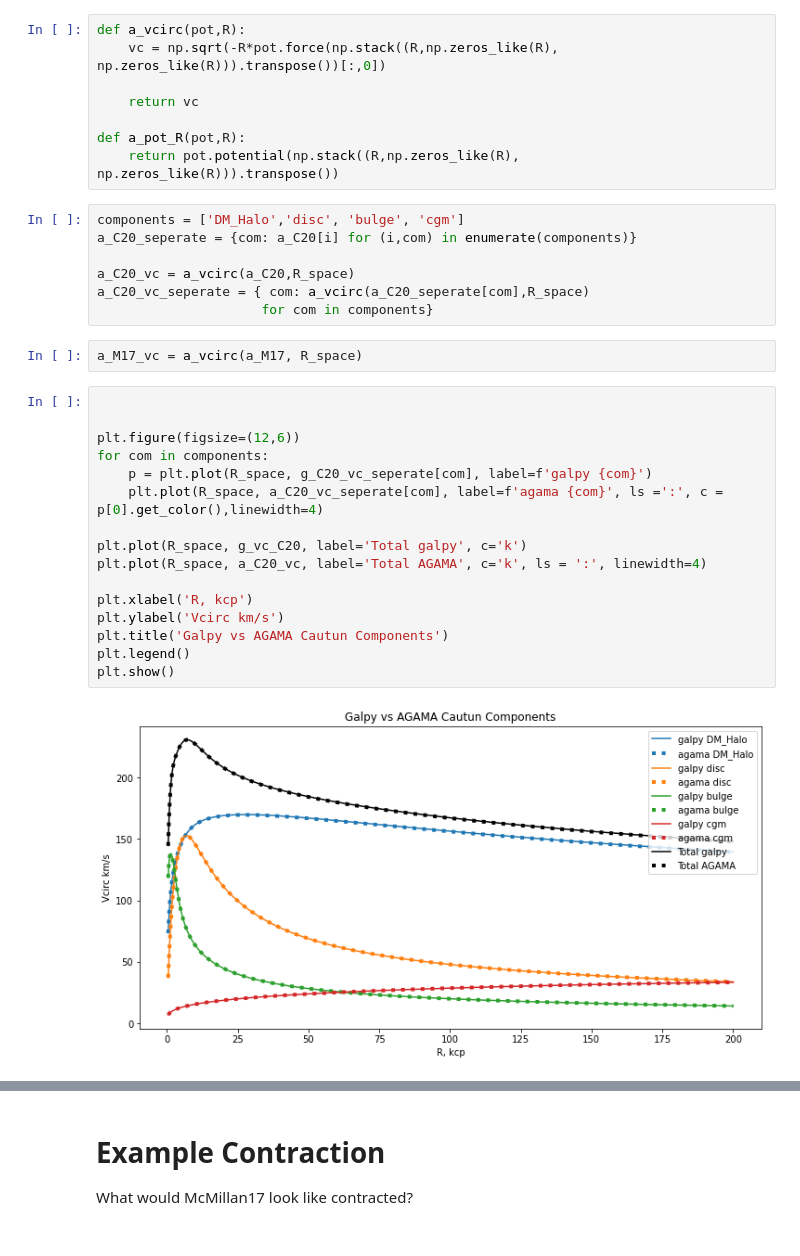
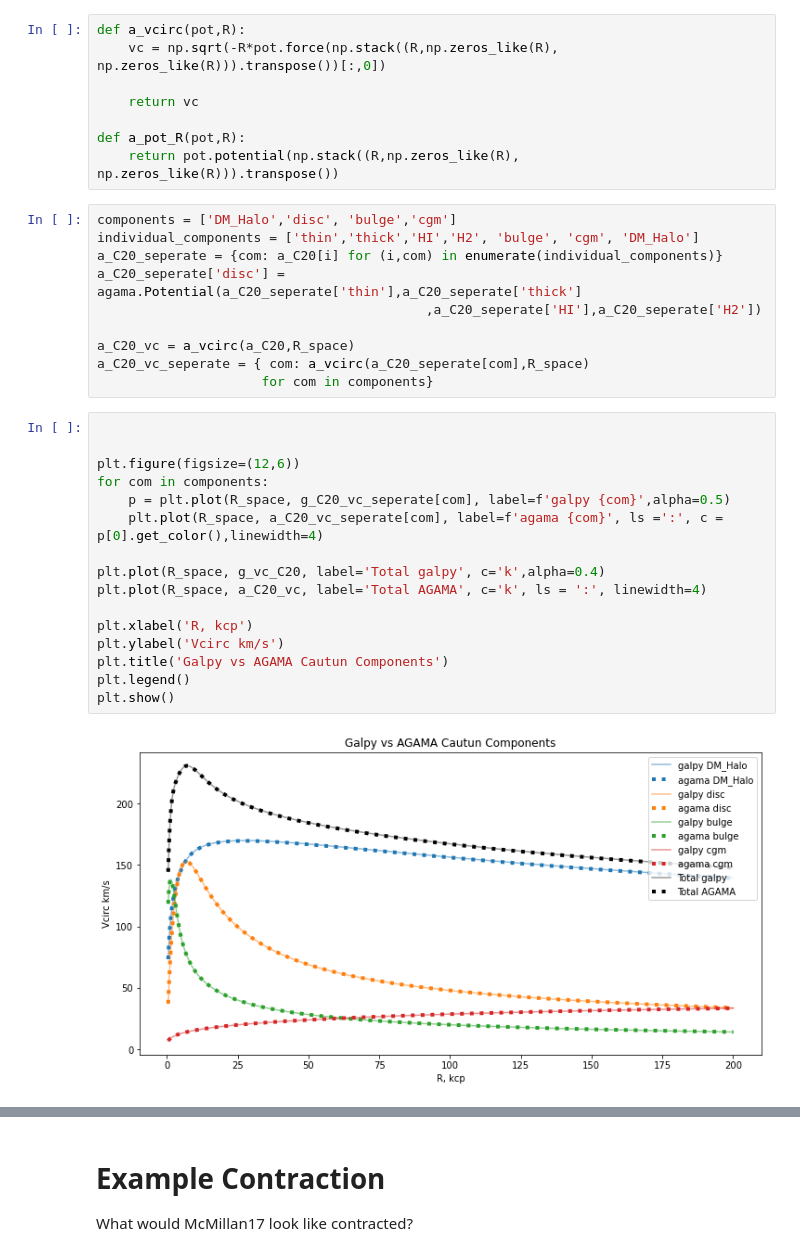
Before and after one commit to TomCallingham/Agama_Cautun_Contraction, a Jupyter notebook: Cautun_Agama-Test.ipynb, the cells around one changed output, grey strips where cells are left out. Drawn from its saved outputs; the diff is of its cells as text.

```diff
--- a/Cautun_Agama-Test.ipynb
+++ b/Cautun_Agama-Test.ipynb
@@ -100,32 +101,33 @@ def a_vcirc(pot,R):
 def a_pot_R(pot,R):
     return pot.potential(np.stack((R,np.zeros_like(R), np.zeros_like(R))).transpose())
 # %%
-components = ['DM_Halo','disc', 'bulge', 'cgm']
-a_C20_seperate = {com: a_C20[i] for (i,com) in enumerate(components)}
+components = ['DM_Halo','disc', 'bulge','cgm']
+individual_components = ['thin','thick','HI','H2', 'bulge', 'cgm', 'DM_Halo']
+a_C20_seperate = {com: a_C20[i] for (i,com) in enumerate(individual_components)}
+a_C20_seperate['disc'] = agama.Potential(a_C20_seperate['thin'],a_C20_seperate['thick']
+                                          ,a_C20_seperate['HI'],a_C20_seperate['H2'])
 
 a_C20_vc = a_vcirc(a_C20,R_space)
 a_C20_vc_seperate = { com: a_vcirc(a_C20_seperate[com],R_space)
                      for com in components}
-# %%
-a_M17_vc = a_vcirc(a_M17, R_space)
 # %%
 
 
 plt.figure(figsize=(12,6))
 for com in components:
-    p = plt.plot(R_space, g_C20_vc_seperate[com], label=f'galpy {com}')
+    p = plt.plot(R_space, g_C20_vc_seperate[com], label=f'galpy {com}',alpha=0.5)
     plt.plot(R_space, a_C20_vc_seperate[com], label=f'agama {com}', ls =':', c = p[0].get_color(),linewidth=4)
 
-plt.plot(R_space, g_vc_C20, label='Total galpy', c='k')
+plt.plot(R_space, g_vc_C20, label='Total galpy', c='k',alpha=0.4)
 plt.plot(R_space, a_C20_vc, label='Total AGAMA', c='k', ls = ':', linewidth=4)
 
 plt.xlabel('R, kcp')
 plt.ylabel('Vcirc km/s')
 plt.title('Galpy vs AGAMA Cautun Components')
 plt.legend()
 plt.show()
 # %% [output]
-[figure, old version]
+[figure, new version]
 # %%
 
 
```
Also changed, not shown: parts of 7 cells of this notebook, 3 other files.
